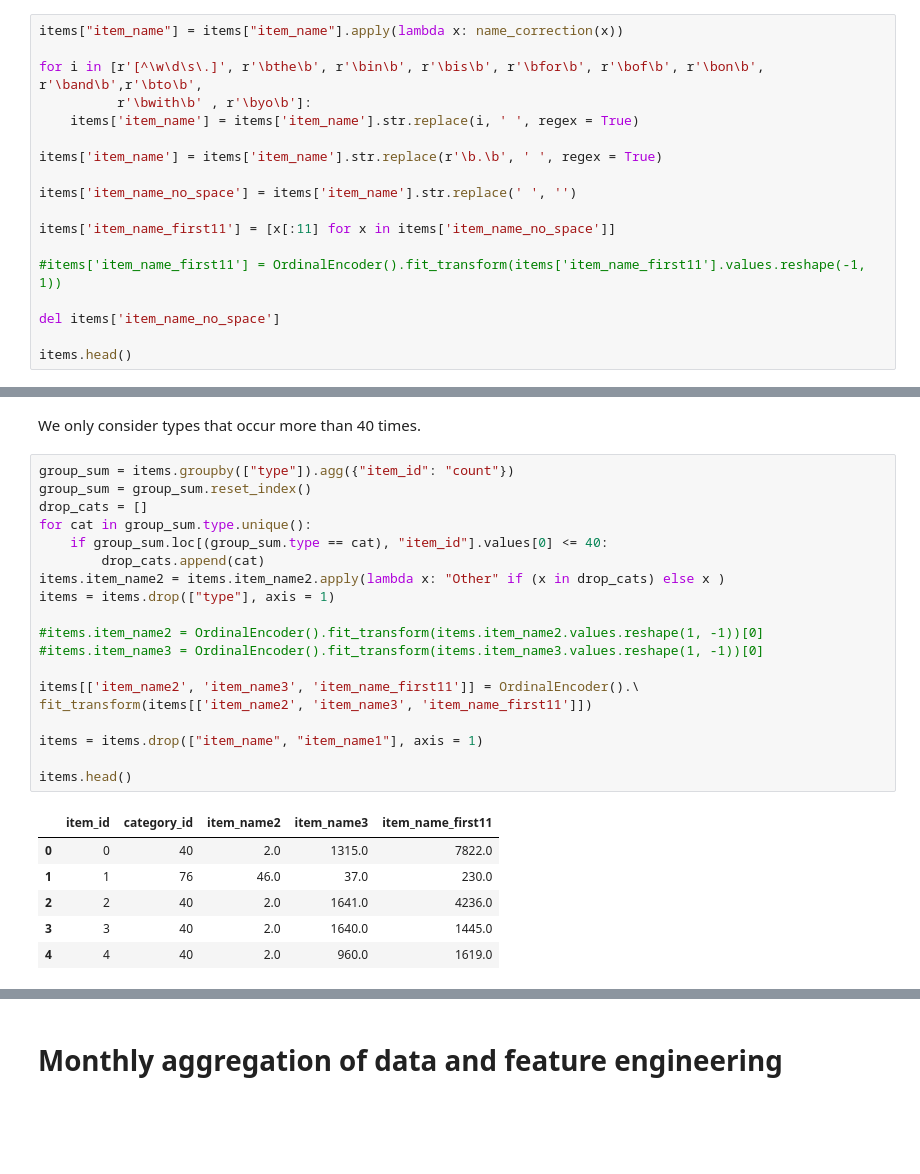
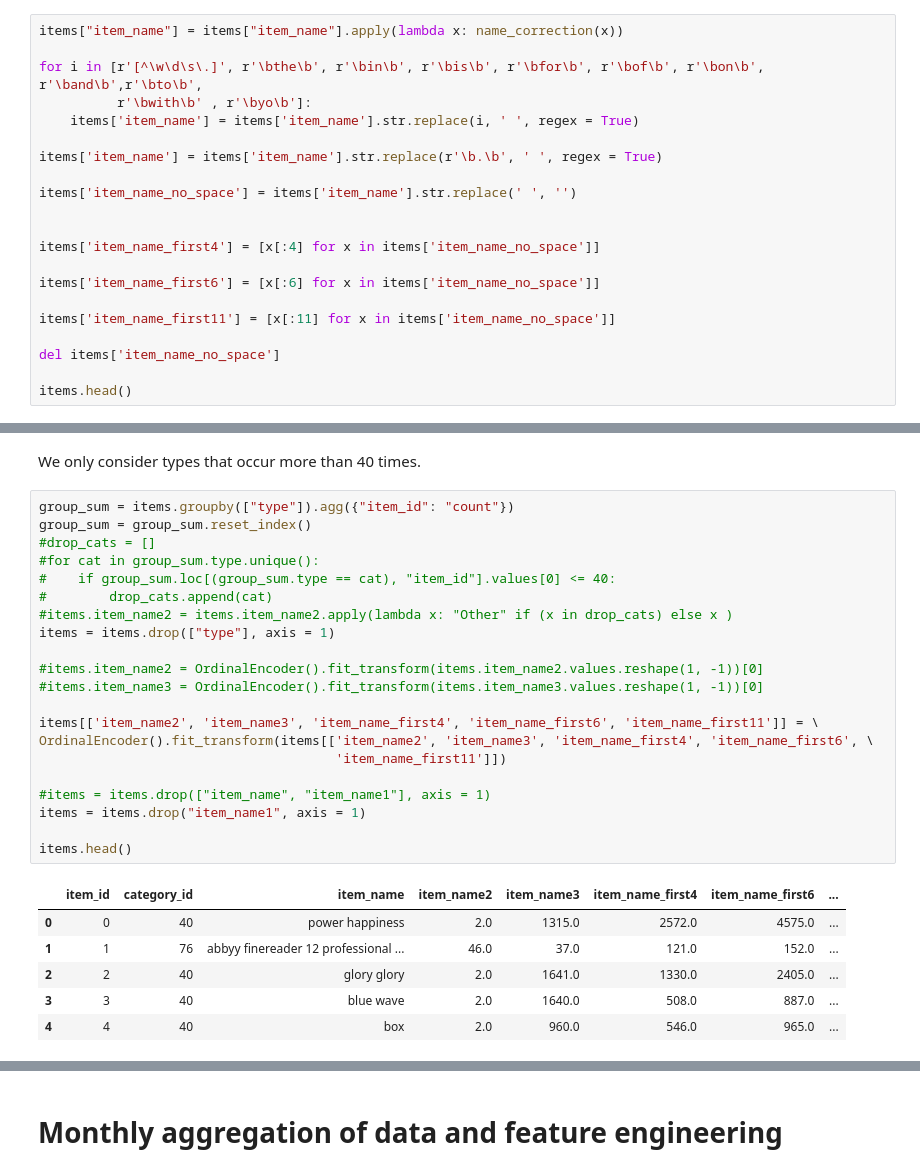
Before and after one commit to MarcusAlexanderC/Kaggle_Predict_Future_Sales, a Jupyter notebook: 1_data_prep.ipynb, the cells around one changed output, grey strips where cells are left out. Drawn from its saved outputs; the diff is of its cells as text; blank space fills up the shorter version.

```diff
--- a/1_data_prep.ipynb
+++ b/1_data_prep.ipynb
@@ -302,9 +308,12 @@ items['item_name'] = items['item_name'].str.replace(r'\b.\b', ' ', regex = True)
 
 items['item_name_no_space'] = items['item_name'].str.replace(' ', '')
 
+
+items['item_name_first4'] = [x[:4] for x in items['item_name_no_space']]
+
+items['item_name_first6'] = [x[:6] for x in items['item_name_no_space']]
+
 items['item_name_first11'] = [x[:11] for x in items['item_name_no_space']]
-
-#items['item_name_first11'] = OrdinalEncoder().fit_transform(items['item_name_first11'].values.reshape(-1, 1))
 
 del items['item_name_no_space']
 
@@ -340,26 +349,28 @@ We only consider types that occur more than 40 times.
 # %%
 group_sum = items.groupby(["type"]).agg({"item_id": "count"})
 group_sum = group_sum.reset_index()
-drop_cats = []
-for cat in group_sum.type.unique():
-    if group_sum.loc[(group_sum.type == cat), "item_id"].values[0] <= 40:
-        drop_cats.append(cat)
-items.item_name2 = items.item_name2.apply(lambda x: "Other" if (x in drop_cats) else x )
+#drop_cats = []
+#for cat in group_sum.type.unique():
+#    if group_sum.loc[(group_sum.type == cat), "item_id"].values[0] <= 40:
+#        drop_cats.append(cat)
+#items.item_name2 = items.item_name2.apply(lambda x: "Other" if (x in drop_cats) else x )
 items = items.drop(["type"], axis = 1)
 
 #items.item_name2 = OrdinalEncoder().fit_transform(items.item_name2.values.reshape(1, -1))[0]
 #items.item_name3 = OrdinalEncoder().fit_transform(items.item_name3.values.reshape(1, -1))[0]
 
-items[['item_name2', 'item_name3', 'item_name_first11']] = OrdinalEncoder().\
-fit_transform(items[['item_name2', 'item_name3', 'item_name_first11']])
+items[['item_name2', 'item_name3', 'item_name_first4', 'item_name_first6', 'item_name_first11']] = \
+OrdinalEncoder().fit_transform(items[['item_name2', 'item_name3', 'item_name_first4', 'item_name_first6', \
+                                      'item_name_first11']])
 
-items = items.drop(["item_name", "item_name1"], axis = 1)
+#items = items.drop(["item_name", "item_name1"], axis = 1)
+items = items.drop("item_name1", axis = 1)
 
 items.head()
 # %% [output]
-|  | item_id | category_id | item_name2 | item_name3 | item_name_first11 |
-| 0 | 0 | 40 | 2.0 | 1315.0 | 7822.0 |
-| 1 | 1 | 76 | 46.0 | 37.0 | 230.0 |
-| 2 | 2 | 40 | 2.0 | 1641.0 | 4236.0 |
-| 3 | 3 | 40 | 2.0 | 1640.0 | 1445.0 |
-| 4 | 4 | 40 | 2.0 | 960.0 | 1619.0 |
+|  | item_id | category_id | item_name | item_name2 | item_name3 | item_name_first4 | item_name_first6 | ... |
+| 0 | 0 | 40 | power happiness | 2.0 | 1315.0 | 2572.0 | 4575.0 | ... |
+| 1 | 1 | 76 | abbyy finereader 12 professional ... | 46.0 | 37.0 | 121.0 | 152.0 | ... |
+| 2 | 2 | 40 | glory glory | 2.0 | 1641.0 | 1330.0 | 2405.0 | ... |
+| 3 | 3 | 40 | blue wave | 2.0 | 1640.0 | 508.0 | 887.0 | ... |
+| 4 | 4 | 40 | box | 2.0 | 960.0 | 546.0 | 965.0 | ... |
```
Also changed, not shown: parts of 103 cells of this notebook, 2 other files.
